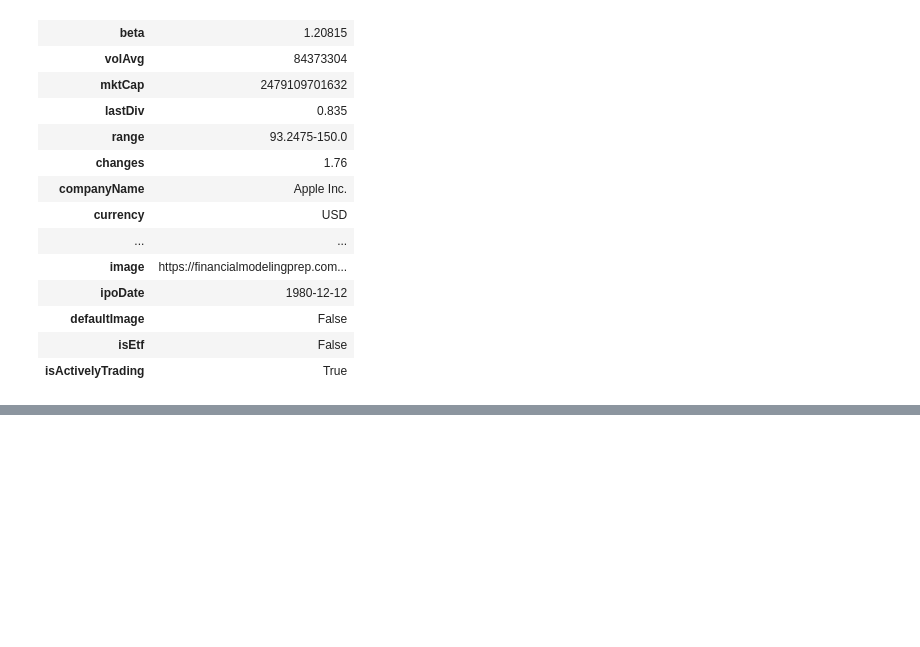
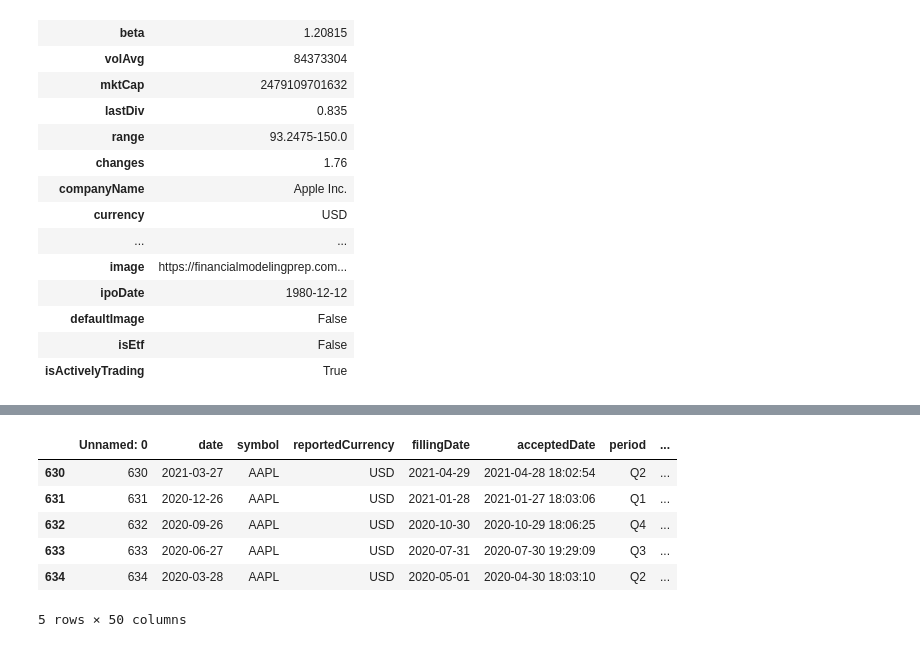
Before and after one commit to tommy200401/Monitus, a Jupyter notebook: test3.ipynb, the cells around one changed output, grey strips where cells are left out. Cells and saved outputs as stored; diff of their text form; code cells hidden in the pictures; blank space fills up the shorter version.

```diff
--- a/test3.ipynb
+++ b/test3.ipynb
@@ -119,0 +128,11 @@ df['description']
+# %%
+asset = asset.loc[asset['symbol'] == 'AAPL']
+asset.head()
+# %% [output]
+|  | Unnamed: 0 | date | symbol | reportedCurrency | fillingDate | acceptedDate | period | ... |
+| 630 | 630 | 2021-03-27 | AAPL | USD | 2021-04-29 | 2021-04-28 18:02:54 | Q2 | ... |
+| 631 | 631 | 2020-12-26 | AAPL | USD | 2021-01-28 | 2021-01-27 18:03:06 | Q1 | ... |
+| 632 | 632 | 2020-09-26 | AAPL | USD | 2020-10-30 | 2020-10-29 18:06:25 | Q4 | ... |
+| 633 | 633 | 2020-06-27 | AAPL | USD | 2020-07-31 | 2020-07-30 19:29:09 | Q3 | ... |
+| 634 | 634 | 2020-03-28 | AAPL | USD | 2020-05-01 | 2020-04-30 18:03:10 | Q2 | ... |
+5 rows × 50 columns
```
Also changed, not shown: parts of 6 cells of this notebook, 11 other files.
